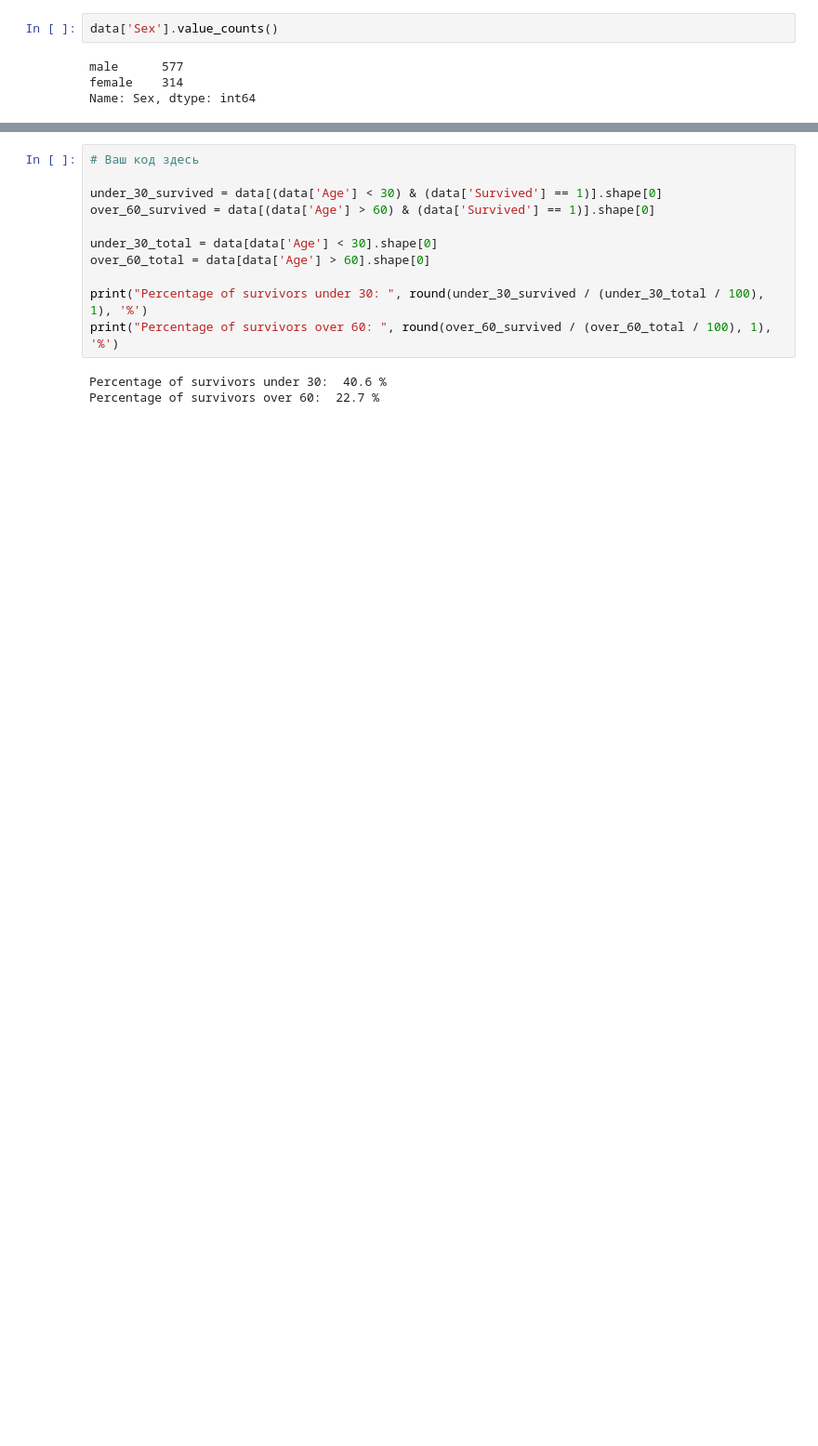
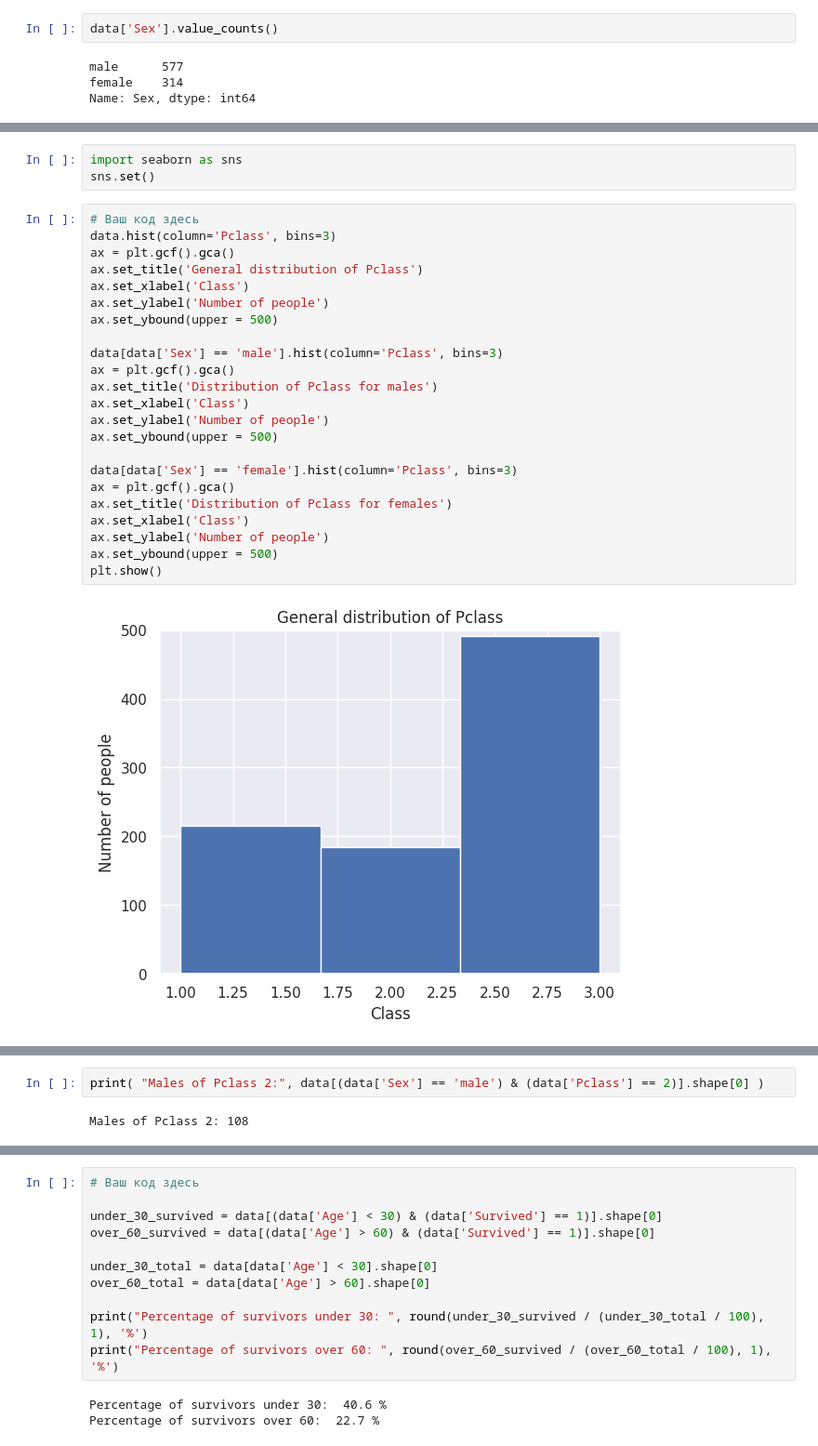
Before and after one commit to d1agnozzz/MTUCI-Data-Mining-Lab1, a Jupyter notebook: hw1_part1.ipynb, the cells around one changed output, grey strips where cells are left out. Shown at 93% size. Cells and saved outputs as stored; diff of their text form; blank space fills up the shorter version.

```diff
--- a/hw1_part1.ipynb
+++ b/hw1_part1.ipynb
@@ -151,0 +127,28 @@ Males of Pclass 2: 108
+# %%
+import seaborn as sns
+sns.set()
+# %%
+# Ваш код здесь
+data.hist(column='Pclass', bins=3)
+ax = plt.gcf().gca()
+ax.set_title('General distribution of Pclass')
+ax.set_xlabel('Class')
+ax.set_ylabel('Number of people')
+ax.set_ybound(upper = 500)
+
+data[data['Sex'] == 'male'].hist(column='Pclass', bins=3)
+ax = plt.gcf().gca()
+ax.set_title('Distribution of Pclass for males')
+ax.set_xlabel('Class')
+ax.set_ylabel('Number of people')
+ax.set_ybound(upper = 500)
+
+data[data['Sex'] == 'female'].hist(column='Pclass', bins=3)
+ax = plt.gcf().gca()
+ax.set_title('Distribution of Pclass for females')
+ax.set_xlabel('Class')
+ax.set_ylabel('Number of people')
+ax.set_ybound(upper = 500)
+plt.show()
+# %% [output]
+[figure, added]
@@ -152,2 +157,6 @@ Males of Pclass 2: 108
+# %%
+print( "Males of Pclass 2:", data[(data['Sex'] == 'male') & (data['Pclass'] == 2)].shape[0] )
+# %% [output]
+Males of Pclass 2: 108
 # %% [markdown]
 **3. Каковы медиана и стандартное отклонение платежей (`Fare`)? Округлите до 2 десятичных знаков.**
```
Also changed, not shown: parts of 16 cells of this notebook, 8 other files.
